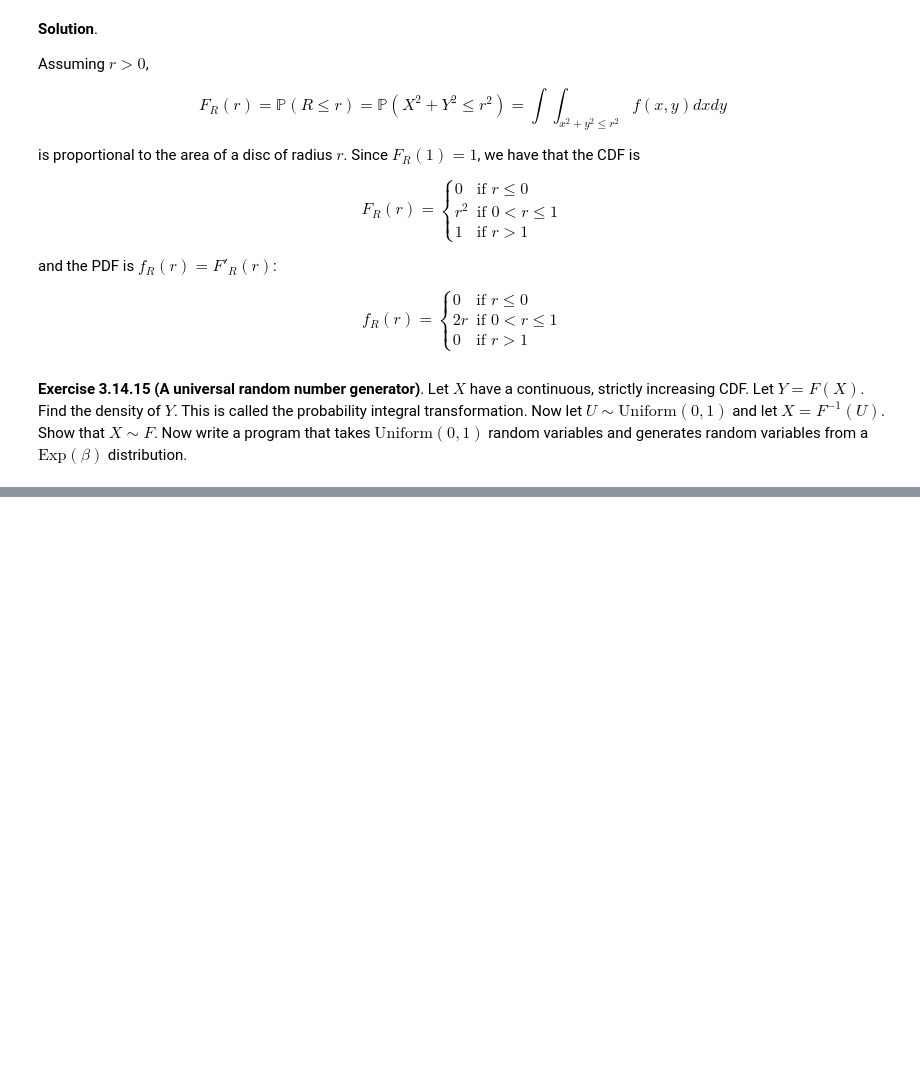
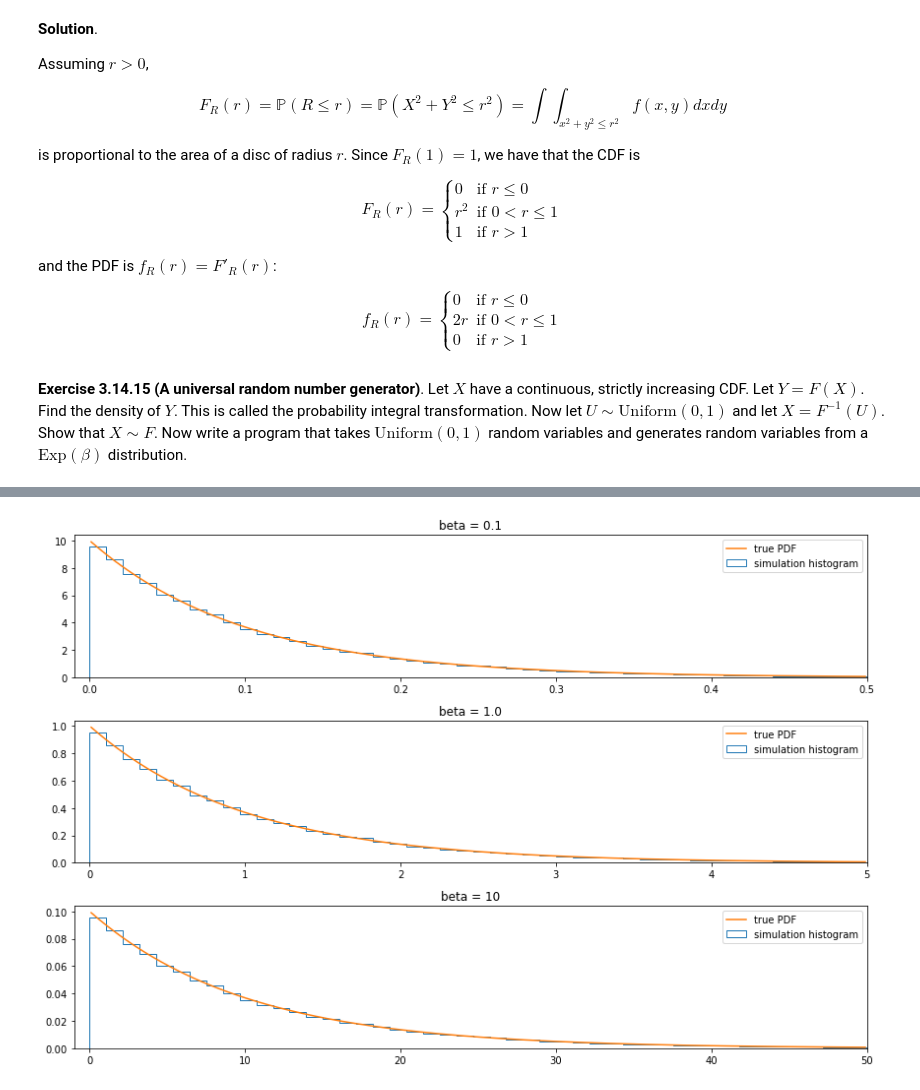
Before and after one commit to telmo-correa/all-of-statistics, a Jupyter notebook: Chapter 03 - Random Variables.ipynb, the cells around one changed output, grey strips where cells are left out. Saved outputs shown, nothing was run; the diff lists cells and outputs as text; code cells hidden in the pictures; blank space fills up the shorter version.

```diff
--- a/Chapter 03 - Random Variables.ipynb
+++ b/Chapter 03 - Random Variables.ipynb
@@ -941,0 +960,37 @@ $$
+# %%
+import numpy as np
+
+def inv_F(beta):
+    def inv_f_impl(q):
+        return -beta * np.log(1 - q)
+    return inv_f_impl
+# %%
+np.random.seed(0)
+
+N = 100000
+U = np.random.uniform(low=0, high=1, size=N)
+
+X = {}
+for beta in [0.1, 1.0, 10.0]:
+    X[beta] = inv_F(beta)(U)
+# %%
+import matplotlib.pyplot as plt
+%matplotlib inline
+
+from scipy.stats import expon
+
+plt.figure(figsize=(12, 8))
+
+for i, beta in enumerate([0.1, 1.0, 10]):
+    ax = plt.subplot(3, 1, (i + 1))
+    ax.hist(X[beta], density=True, bins=100, histtype='step', label='simulation histogram')
+    xx = np.arange(beta * 0.01, 5 * beta, step=beta * 0.01)
+    ax.plot(xx, expon.pdf(xx, scale=beta), label='true PDF')
+    ax.set_xlim(-beta * 0.1, 5 * beta)
+    ax.legend(loc='upper right')
+    ax.set_title('beta = ' + str(beta))
+
+plt.tight_layout()
+plt.show()
+# %% [output]
+[figure, added]
```
Also changed, not shown: parts of 5 cells of this notebook.
